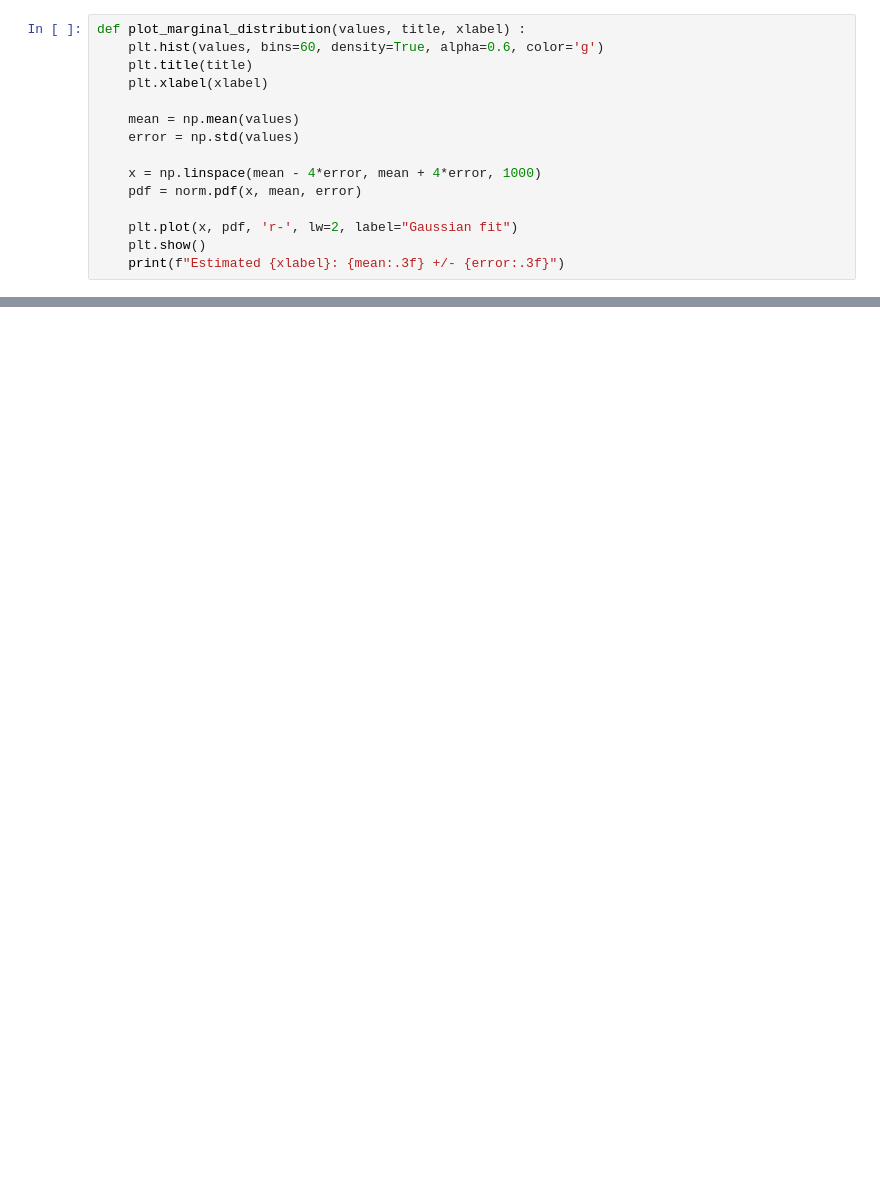
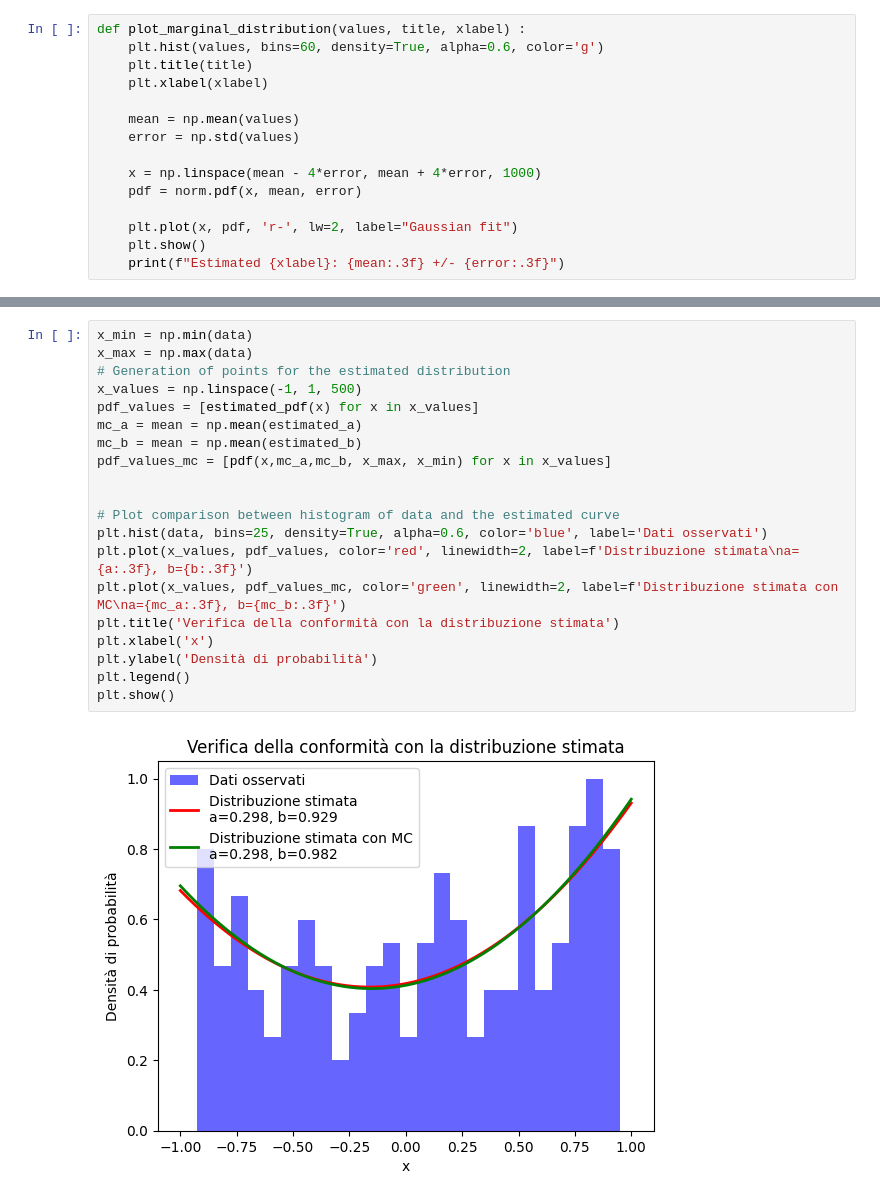
Before and after one commit to NunzioDA/EDSProjects, a Jupyter notebook: project_one/project_one.ipynb, the cells around one changed output, grey strips where cells are left out. Cells and saved outputs as stored; diff of their text form; blank space fills up the shorter version.

```diff
--- a/project_one/project_one.ipynb
+++ b/project_one/project_one.ipynb
@@ -151,0 +154,22 @@ Estimated b: 0.989 +/- 0.292
+# %%
+x_min = np.min(data)
+x_max = np.max(data)
+# Generation of points for the estimated distribution
+x_values = np.linspace(-1, 1, 500)
+pdf_values = [estimated_pdf(x) for x in x_values]
+mc_a = mean = np.mean(estimated_a)
+mc_b = mean = np.mean(estimated_b)
+pdf_values_mc = [pdf(x,mc_a,mc_b, x_max, x_min) for x in x_values]
+
+
+# Plot comparison between histogram of data and the estimated curve
+plt.hist(data, bins=25, density=True, alpha=0.6, color='blue', label='Dati osservati')
+plt.plot(x_values, pdf_values, color='red', linewidth=2, label=f'Distribuzione stimata\na={a:.3f}, b={b:.3f}')
+plt.plot(x_values, pdf_values_mc, color='green', linewidth=2, label=f'Distribuzione stimata con MC\na={mc_a:.3f}, b={mc_b:.3f}')
+plt.title('Verifica della conformità con la distribuzione stimata')
+plt.xlabel('x')
+plt.ylabel('Densità di probabilità')
+plt.legend()
+plt.show()
+# %% [output]
+[figure, added]
```
Also changed, not shown: parts of 5 cells of this notebook.
